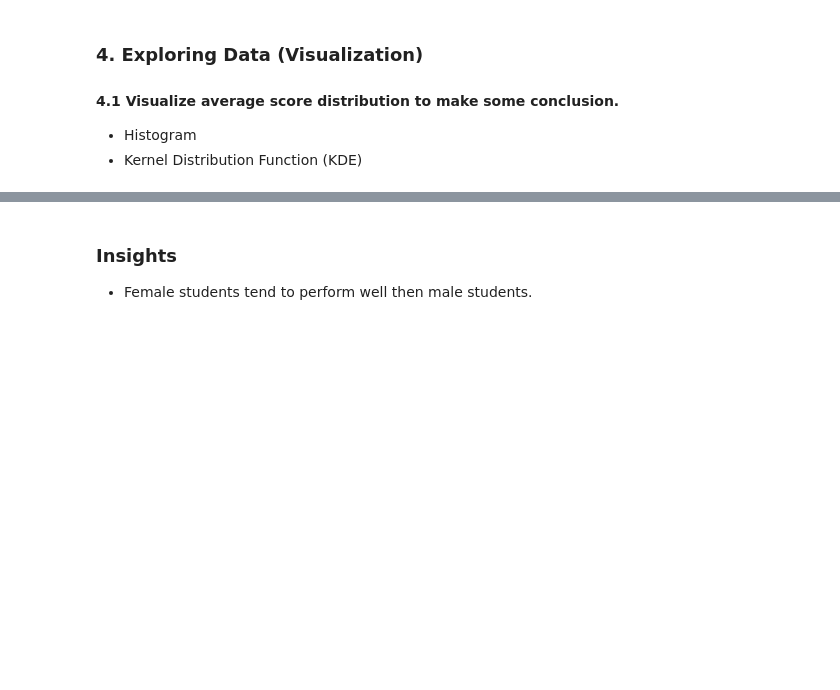
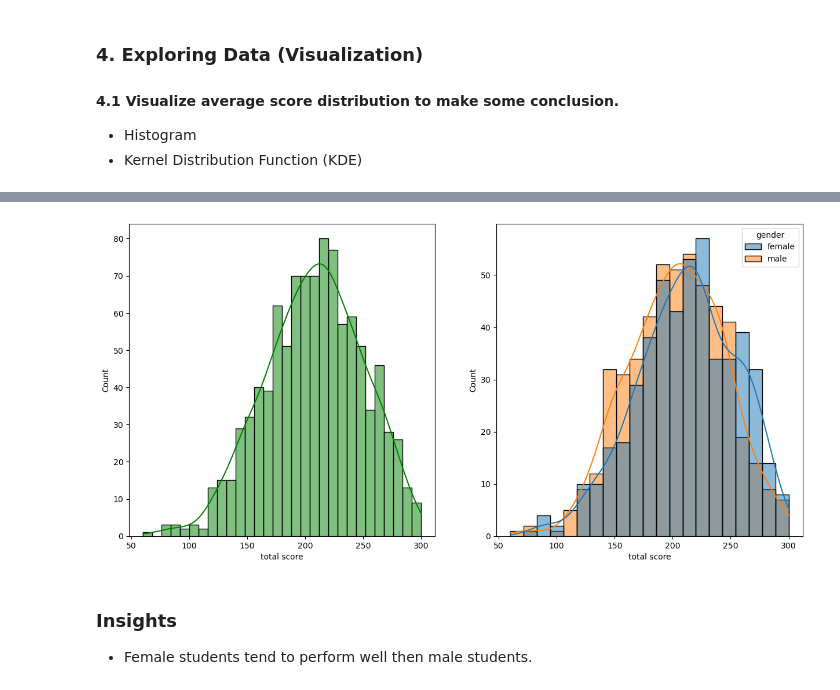
Before and after one commit to 19salonitomar/EduVission-Student-Score-Predictor, a Jupyter notebook: nootbook/EDA STUDENT PERFORMANCE.ipynb, the cells around one changed output, grey strips where cells are left out. Drawn from its saved outputs; the diff is of its cells as text; code cells hidden in the pictures; blank space fills up the shorter version.

Commit message:
Plot Added

```diff
--- a/nootbook/EDA STUDENT PERFORMANCE.ipynb
+++ b/nootbook/EDA STUDENT PERFORMANCE.ipynb
@@ -240,10 +243,12 @@ plt.show()
 # %%
-fig, axs = plt.subplots(1, 2, (figsize=(15, 7))
+fig, axs = plt.subplots(1, 2, figsize=(15, 7))
 plt.subplot(121)
 sns.histplot(data=df, x='total score', bins=30, kde=True, color='g')
 plt.subplot(122)
-sns.histplot(data=df, x='tatal score', kde=True, hue='gender')
+sns.histplot(data=df, x='total score', kde=True, hue='gender')
 plt.show()
+# %% [output]
+[figure, added]
 # %% [markdown]
 ### Insights
 - Female students tend to perform well then male students.
```
Also changed, not shown: parts of 10 cells of this notebook, 1 other file.
